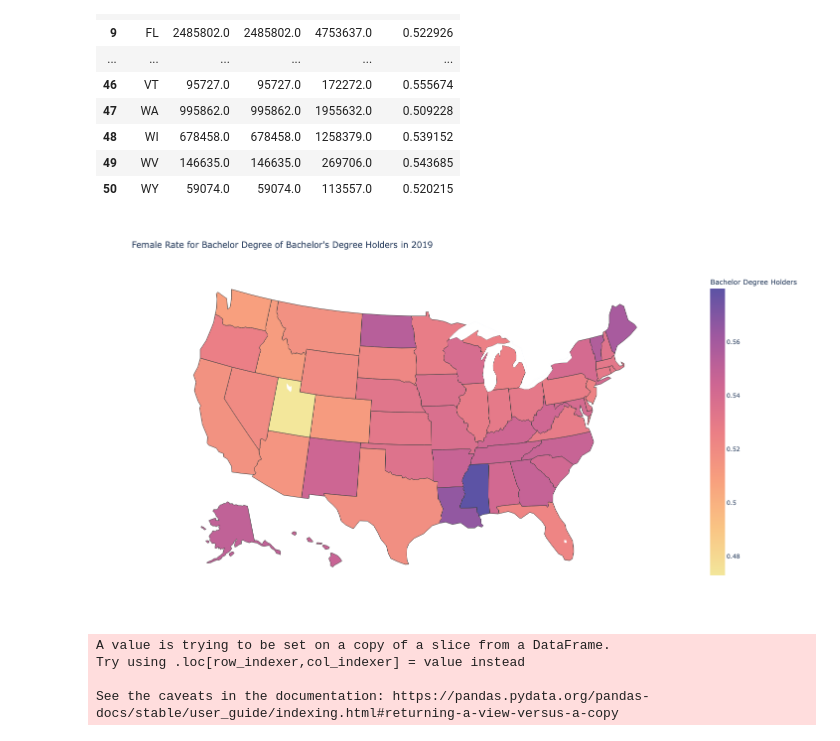
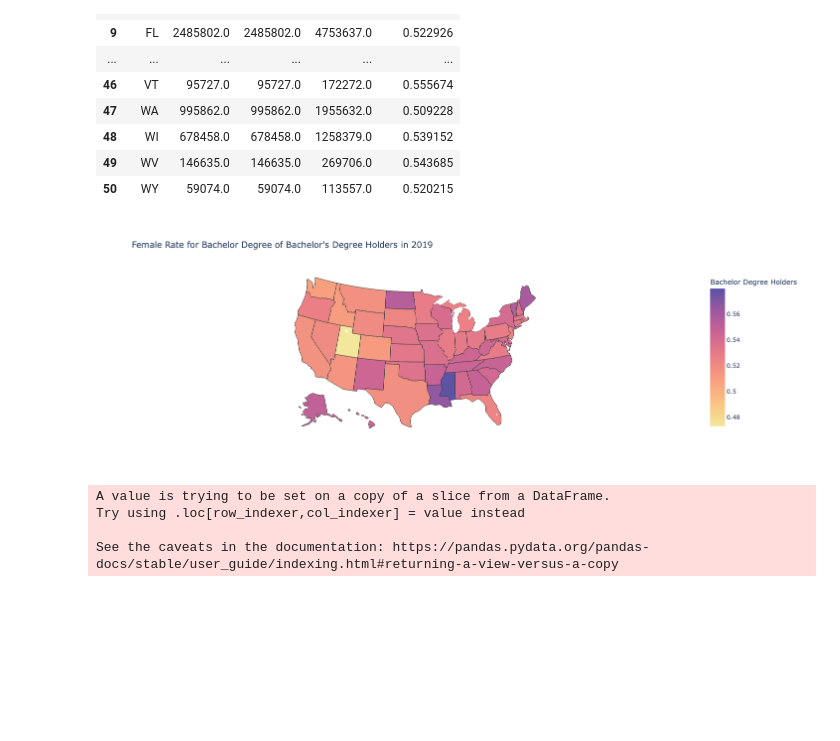
Before and after one commit to yibaiyilan/project_8, a Jupyter notebook: scrachpaper.ipynb, the cells around one changed output. Drawn from its saved outputs; the diff is of its cells as text; code cells hidden in the pictures; blank space fills up the shorter version.

```diff
--- a/scrachpaper.ipynb
+++ b/scrachpaper.ipynb
@@ -151,21 +151,21 @@ female_rate
 # %%
 data1=go.Choropleth(
     locations=female_rate['Code'], # Spatial coordinates
     locationmode = 'USA-states', # set of locations match entries in `locations`
     z = female_rate['Female Rate'].astype(float), # Data to be color-coded
     colorscale = mycolorscale,
     colorbar_title = mycolorbartitle,
 )
 fig1 = go.Figure(data1)
 fig1.update_layout(
     title_text = mygraphtitle,
     geo_scope='usa',
     width=1200,
-    height=800
+    height=500
 )
 fig1
 # %% [output]
-[figure, old version]
+[figure, new version]
 # %%
 data2 = df[['Code','Sex',varname]]
 data2[varname] = data2[varname].replace(",","", regex=True).astype(float)
```
Also changed, not shown: parts of 1 cell of this notebook, 1 other file.
